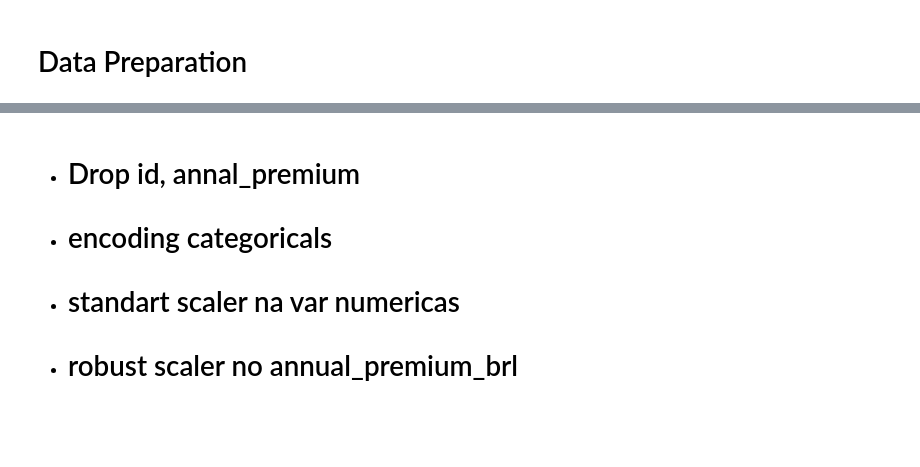
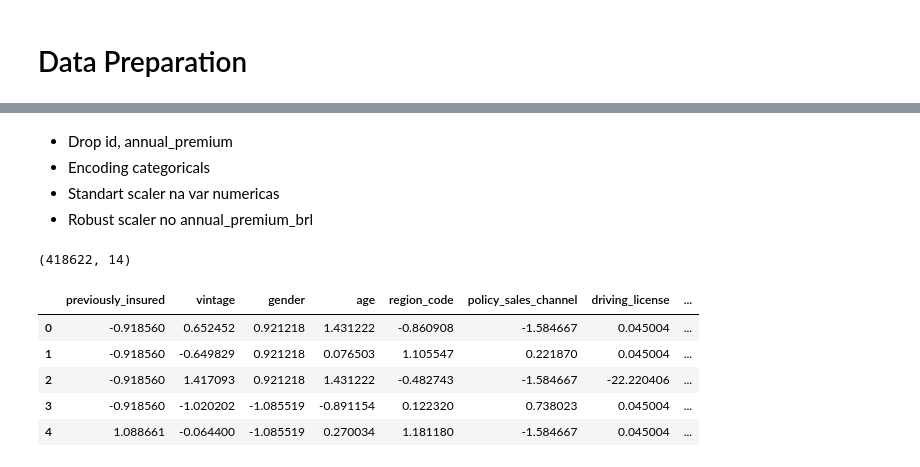
Before and after one commit to bruno154/health_insurence_cross_sell_project, a Jupyter notebook: pa004_health_insurance_cross_sell.ipynb, the cells around one changed output, grey strips where cells are left out. Saved outputs shown, nothing was run; the diff lists cells and outputs as text; code cells hidden in the pictures; blank space fills up the shorter version.

```diff
--- a/pa004_health_insurance_cross_sell.ipynb
+++ b/pa004_health_insurance_cross_sell.ipynb
@@ -1144,5 +1168,57 @@ data.head()
 # %% [markdown]
- - # Drop id, annal_premium
- - # encoding categoricals
- - # standart scaler na var numericas
- - # robust scaler no annual_premium_brl
+ - Drop id, annual_premium
+ - Encoding categoricals
+ - Standart scaler na var numericas
+ - Robust scaler no annual_premium_brl
+# %%
+# Dropping id, annual_premium
+Xtrain.drop(['id','annual_premium'], axis=1, inplace=True)
+Xvalid.drop(['id','annual_premium'], axis=1, inplace=True)
+# %%
+# Encoding categoricals
+categoricals = Xtrain.select_dtypes(include = ['object']).columns.to_list()
+
+# Encoder
+enc = OrdinalEncoder()
+
+for cat in categoricals:
+    Xtrain[cat] = enc.fit_transform(np.array(Xtrain[cat]).reshape(-1,1))
+    Xvalid[cat] = enc.fit_transform(np.array(Xvalid[cat]).reshape(-1,1))
+# %%
+# Standart Scaler variaveis numericas
+numericals = Xtrain.select_dtypes(include = ['int64', 'float64']).columns.to_list()
+numericals.remove('annual_premium_brl')
+
+# Scaler
+scaler = StandardScaler()
+
+# Encoding
+for num in numericals:
+    Xtrain[num] = scaler.fit_transform(np.array(Xtrain[num]).reshape(-1,1))
+    Xvalid[num] = scaler.fit_transform(np.array(Xvalid[num]).reshape(-1,1))
+
+# RobusScaler
+var = 'annual_premium_brl'
+rscaler = RobustScaler()
+
+# Encoding
+Xtrain[var] = rscaler.fit_transform(np.array(Xtrain[var]).reshape(-1,1))
+Xvalid[var] = rscaler.fit_transform(np.array(Xvalid[var]).reshape(-1,1))
+# %%
+# Balancing the data
+smt = SMOTETomek(sampling_strategy='minority' ,random_state=42)
+
+Xtrain_smt, ytrain_smt = smt.fit_resample(Xtrain, ytrain)
+Xvalid_smt, yvalid_smt = smt.fit_resample(Xvalid, yvalid)
+# %%
+# All Preparation Done
+print(Xtrain_smt.shape)
+Xtrain_smt.head()
+# %% [output]
+(418622, 14)
+|  | previously_insured | vintage | gender | age | region_code | policy_sales_channel | driving_license | ... |
+| 0 | -0.918560 | 0.652452 | 0.921218 | 1.431222 | -0.860908 | -1.584667 | 0.045004 | ... |
+| 1 | -0.918560 | -0.649829 | 0.921218 | 0.076503 | 1.105547 | 0.221870 | 0.045004 | ... |
+| 2 | -0.918560 | 1.417093 | 0.921218 | 1.431222 | -0.482743 | -1.584667 | -22.220406 | ... |
+| 3 | -0.918560 | -1.020202 | -1.085519 | -0.891154 | 0.122320 | 0.738023 | 0.045004 | ... |
+| 4 | 1.088661 | -0.064400 | -1.085519 | 0.270034 | 1.181180 | -1.584667 | 0.045004 | ... |
```
Also changed, not shown: parts of 12 cells of this notebook, 4 other files.
